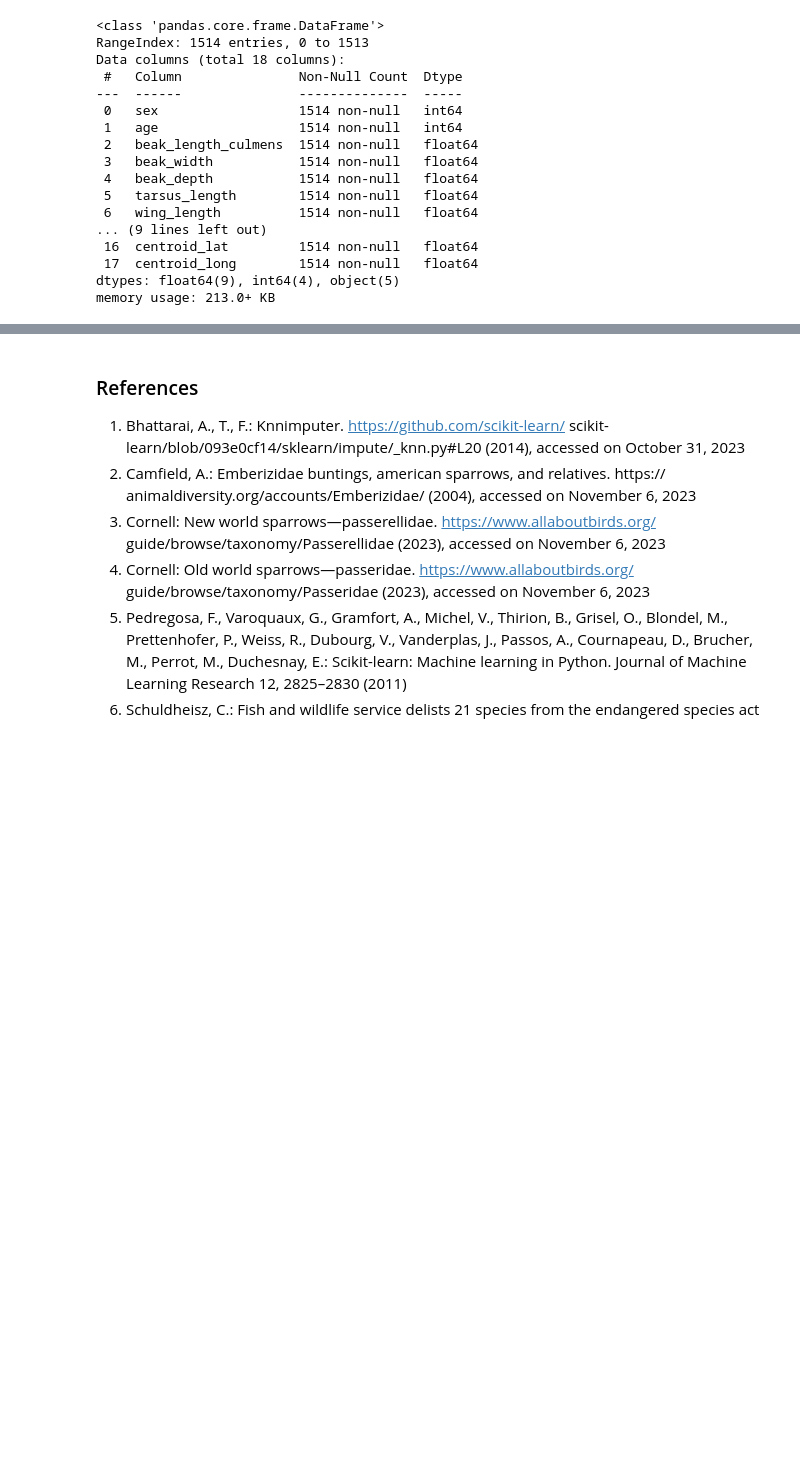
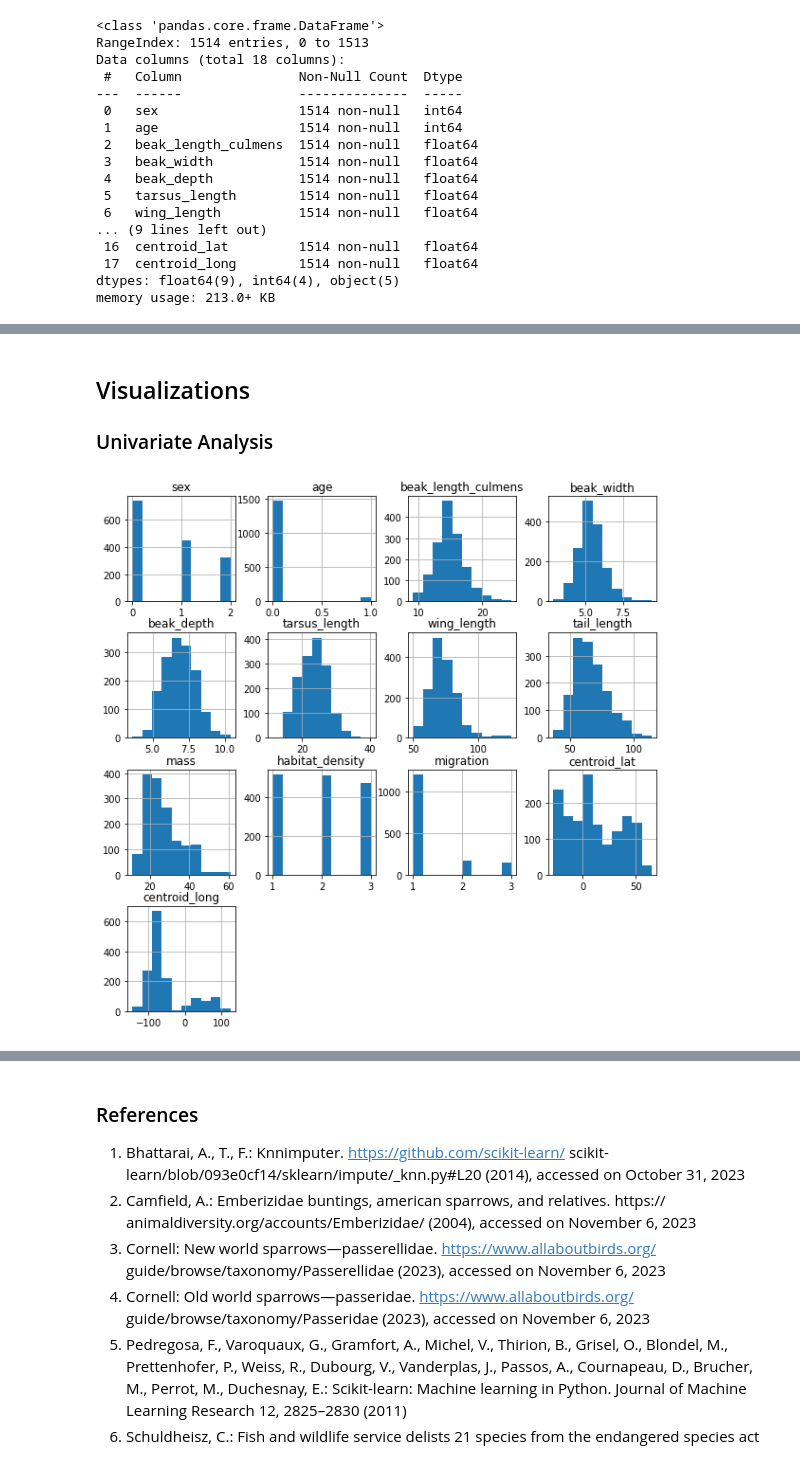
Before and after one commit to bethharvey/capstone-project, a Jupyter notebook: avonet_bird_identification.ipynb, the cells around one changed output, grey strips where cells are left out. Cells and saved outputs as stored; diff of their text form; code cells hidden in the pictures; blank space fills up the shorter version.

```diff
--- a/avonet_bird_identification.ipynb
+++ b/avonet_bird_identification.ipynb
@@ -273,0 +395,10 @@ sparrows.describe(include = 'all')
+# %% [markdown]
+## Visualizations
+
+### Univariate Analysis
+# %%
+# View histograms of all numeric features
+sparrows.hist(figsize = (10, 10))
+plt.show()
+# %% [output]
+[figure, added]
```
Also changed, not shown: parts of 32 cells of this notebook, 1 other file.
